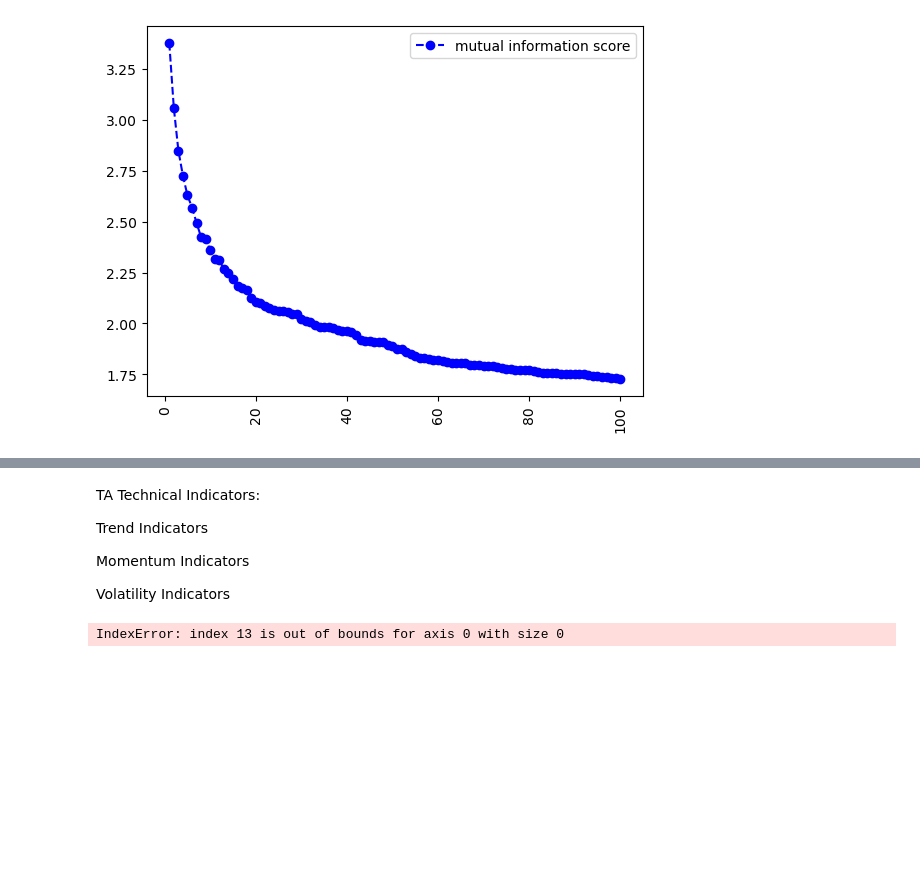
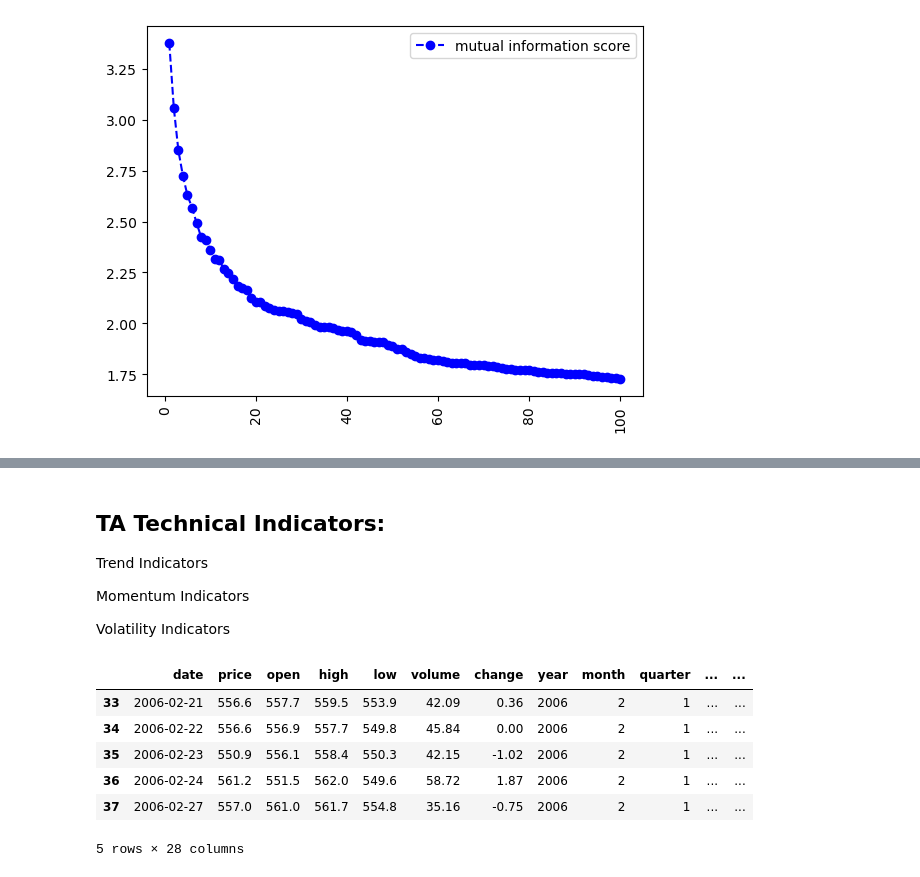
Before and after one commit to MartynChong/applied_project, a Jupyter notebook: project.ipynb, the cells around one changed output, grey strips where cells are left out. Cells and saved outputs as stored; diff of their text form; code cells hidden in the pictures; blank space fills up the shorter version.

```diff
--- a/project.ipynb
+++ b/project.ipynb
@@ -124,5 +129,5 @@ df.columns
 # %% [markdown]
-TA Technical Indicators:
+## TA Technical Indicators:
 
 Trend Indicators
 
@@ -135,25 +140,35 @@ import ta
 
 # Initialize ta features (adds automatically NaNs at the beginning)
 # 1. Trend Indicators
-df['SMA_10'] = ta.trend.SMAIndicator(close=df['close'], window=10).sma_indicator()
-df['EMA_10'] = ta.trend.EMAIndicator(close=df['close'], window=10).ema_indicator()
-macd = ta.trend.MACD(close=df['close'])
+df['SMA_10'] = ta.trend.SMAIndicator(close=df['price'], window=10).sma_indicator()
+df['EMA_10'] = ta.trend.EMAIndicator(close=df['price'], window=10).ema_indicator()
+macd = ta.trend.MACD(close=df['price'])
 df['MACD'] = macd.macd()
 df['MACD_signal'] = macd.macd_signal()
 df['MACD_diff'] = macd.macd_diff()
 
 # 2. Momentum Indicators
-df['RSI'] = ta.momentum.RSIIndicator(close=df['close'], window=14).rsi()
-stoch = ta.momentum.StochasticOscillator(high=df['high'], low=df['low'], close=df['close'])
+df['RSI'] = ta.momentum.RSIIndicator(close=df['price'], window=14).rsi()
+stoch = ta.momentum.StochasticOscillator(high=df['high'], low=df['low'], close=df['price'])
 df['Stoch_K'] = stoch.stoch()
 df['Stoch_D'] = stoch.stoch_signal()
 
 # 3. Volatility Indicators
-boll = ta.volatility.BollingerBands(close=df['close'], window=20, window_dev=2)
+boll = ta.volatility.BollingerBands(close=df['price'], window=20, window_dev=2)
 df['BB_upper'] = boll.bollinger_hband()
 df['BB_lower'] = boll.bollinger_lband()
 df['BB_width'] = df['BB_upper'] - df['BB_lower']
 
-df['ATR'] = ta.volatility.AverageTrueRange(high=df['high'], low=df['low'], close=df['close']).average_true_range()
+df['ATR'] = ta.volatility.AverageTrueRange(high=df['high'], low=df['low'], close=df['price']).average_true_range()
+
+df.dropna(inplace=True)  # Drop rows with NaN values after adding indicators
-# %% [output]
-IndexError: index 13 is out of bounds for axis 0 with size 0
+# %%
+df.head()
+# %% [output]
+|  | date | price | open | high | low | volume | change | year | month | quarter | ... | ... |
+| 33 | 2006-02-21 | 556.6 | 557.7 | 559.5 | 553.9 | 42.09 | 0.36 | 2006 | 2 | 1 | ... | ... |
+| 34 | 2006-02-22 | 556.6 | 556.9 | 557.7 | 549.8 | 45.84 | 0.00 | 2006 | 2 | 1 | ... | ... |
+| 35 | 2006-02-23 | 550.9 | 556.1 | 558.4 | 550.3 | 42.15 | -1.02 | 2006 | 2 | 1 | ... | ... |
+| 36 | 2006-02-24 | 561.2 | 551.5 | 562.0 | 549.6 | 58.72 | 1.87 | 2006 | 2 | 1 | ... | ... |
+| 37 | 2006-02-27 | 557.0 | 561.0 | 561.7 | 554.8 | 35.16 | -0.75 | 2006 | 2 | 1 | ... | ... |
+5 rows × 28 columns
```
Also changed, not shown: parts of 6 cells of this notebook, 1 other file.
